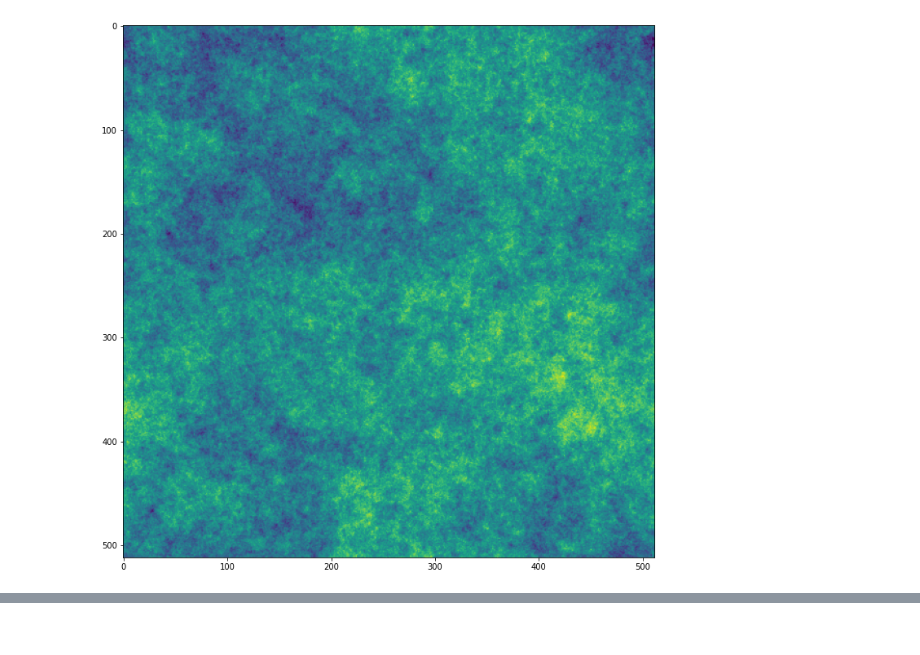
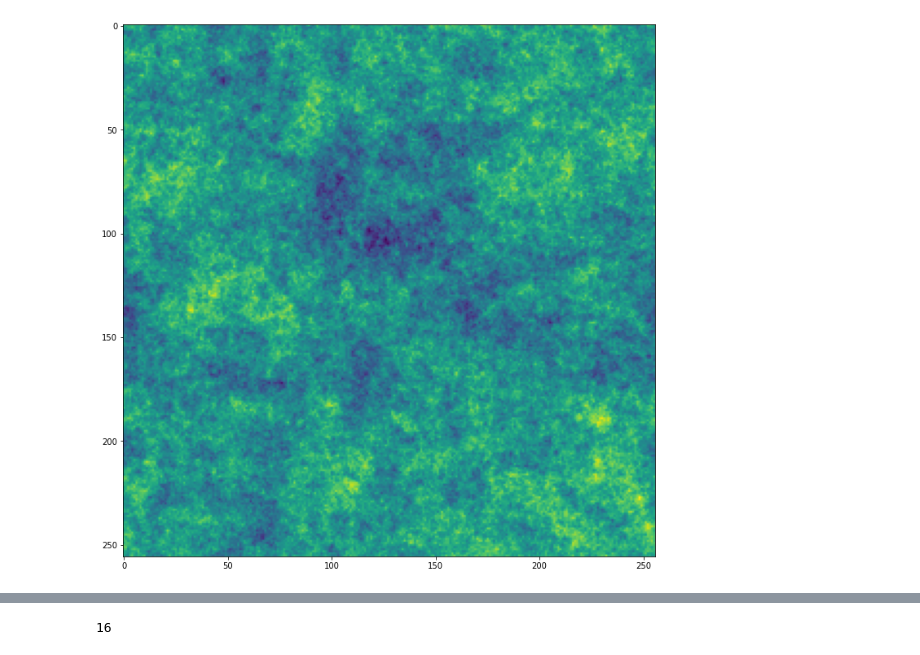
Before and after one commit to Chris-Pedersen/LearnableWavelets, a Jupyter notebook: playground/gauss_field.ipynb, the cells around one changed output, grey strips where cells are left out. Drawn from its saved outputs; the diff is of its cells as text; code cells hidden in the pictures.

```diff
--- a/playground/gauss_field.ipynb
+++ b/playground/gauss_field.ipynb
@@ -87,11 +90,11 @@ def gaussian_random_field(alpha = 3.0,
 
     return gfield, amplitude
 # %%
-example,amplitude = gaussian_random_field(alpha=2,size=512)
+example,amplitude = gaussian_random_field(alpha=2,size=256)
 plt.figure(figsize=(12,12))
 plt.imshow(example)
 plt.show()
 print('mean: ', numpy.mean(example))
 print('std: ', numpy.std(example))
 # %% [output]
-[figure, old version]
+[figure, new version]
@@ -103 +103,5 @@ from kymatio.numpy import Scattering2D
+# %%
+len(scattering.psi)
+# %% [output]
+16
 # %%
```
Also changed, not shown: parts of 11 cells of this notebook, 12 other files.
